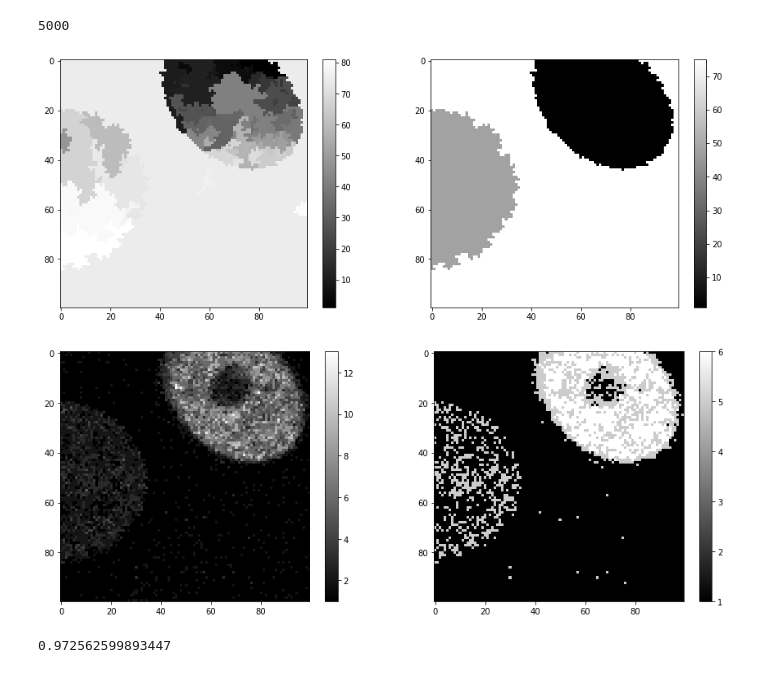
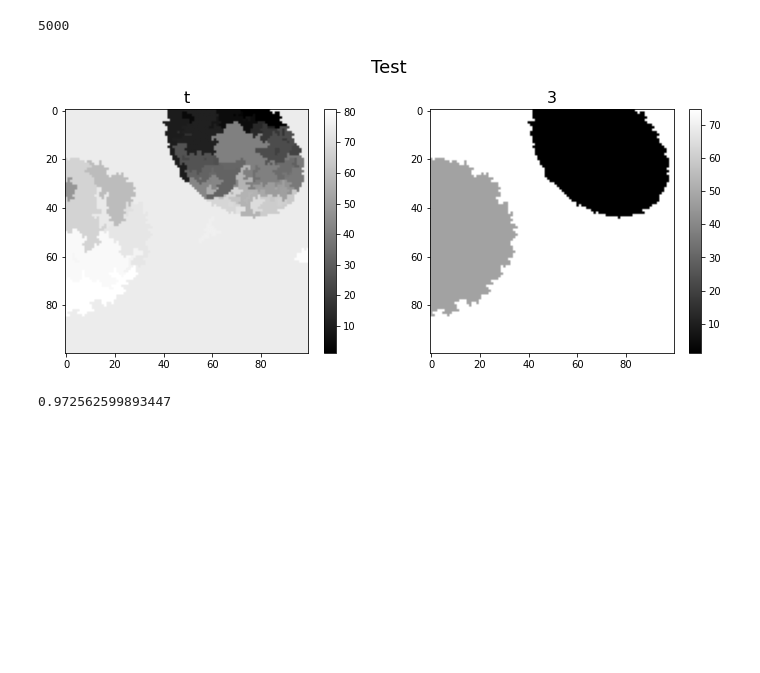
Before and after one commit to datascience-mobi/2021-topic-04-team-04, a Jupyter notebook: Marie.ipynb, the cells around one changed output. Saved outputs shown, nothing was run; the diff lists cells and outputs as text; code cells hidden in the pictures; blank space fills up the shorter version.

Commit message:
labels to plots

```diff
--- a/Marie.ipynb
+++ b/Marie.ipynb
@@ -31,12 +31,13 @@ image_result_unseeded = urg.unseeded_region_growing_algorithm(image_intensity_sm
 image_urg_merged = rm.region_merging(image_result_unseeded.copy(), image_intensity_small, 0.08, 1000)
 # %% [output]
 5000
+# %%
+ip.show_test(image_regions, image_regions_srg_merged, 0.9)
+# %% [output]
+[figure, added]
 # %%
-ip.show_two_images_colorbar(image_regions, image_regions_srg_merged, 0.7)
-ip.show_two_images_colorbar(image_result_unseeded, image_urg_merged, 0.7)
+ip.show_two_images_colorbar_labeled(image_regions, image_regions_srg_merged, 0.7)
+ip.show_two_images_colorbar_labeled(image_result_unseeded, image_urg_merged, 0.7)
-# %% [output]
-[figure, removed]
-[figure, removed]
 # %%
 image_gt_new = sk.imread("Data/N2DH-GOWT1/gt/man_seg01.tif")[300:400, 400:500]
 print(ds.dice_score(image_regions_srg_merged, image_gt_new))
```
Also changed, not shown: 3 other files.
